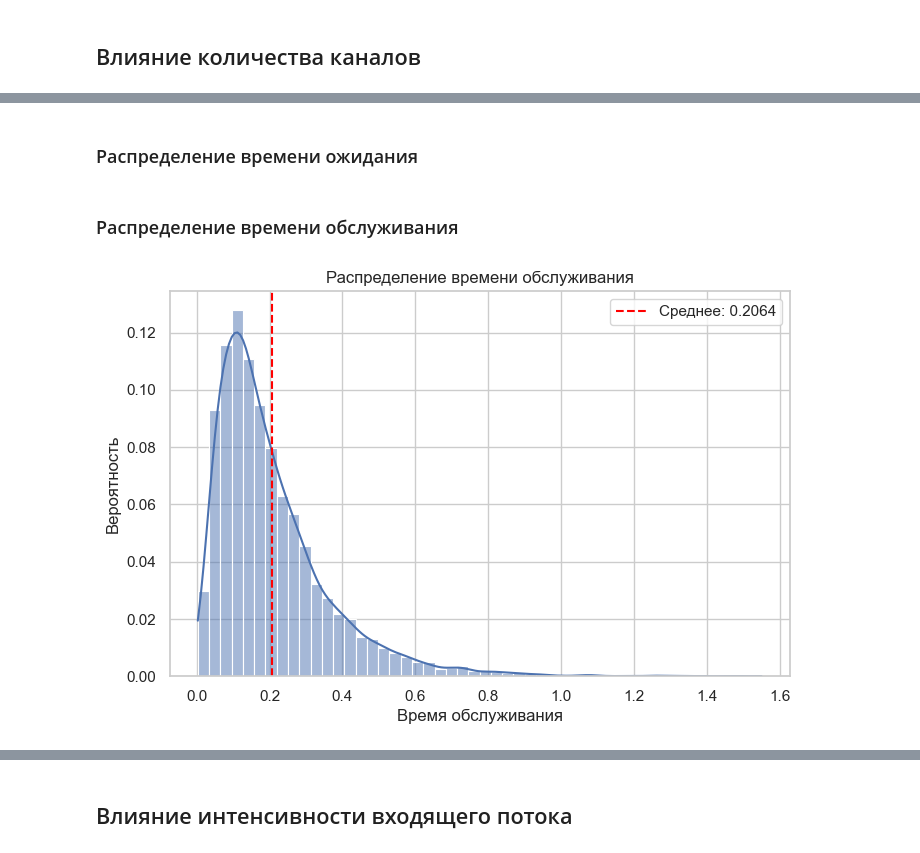
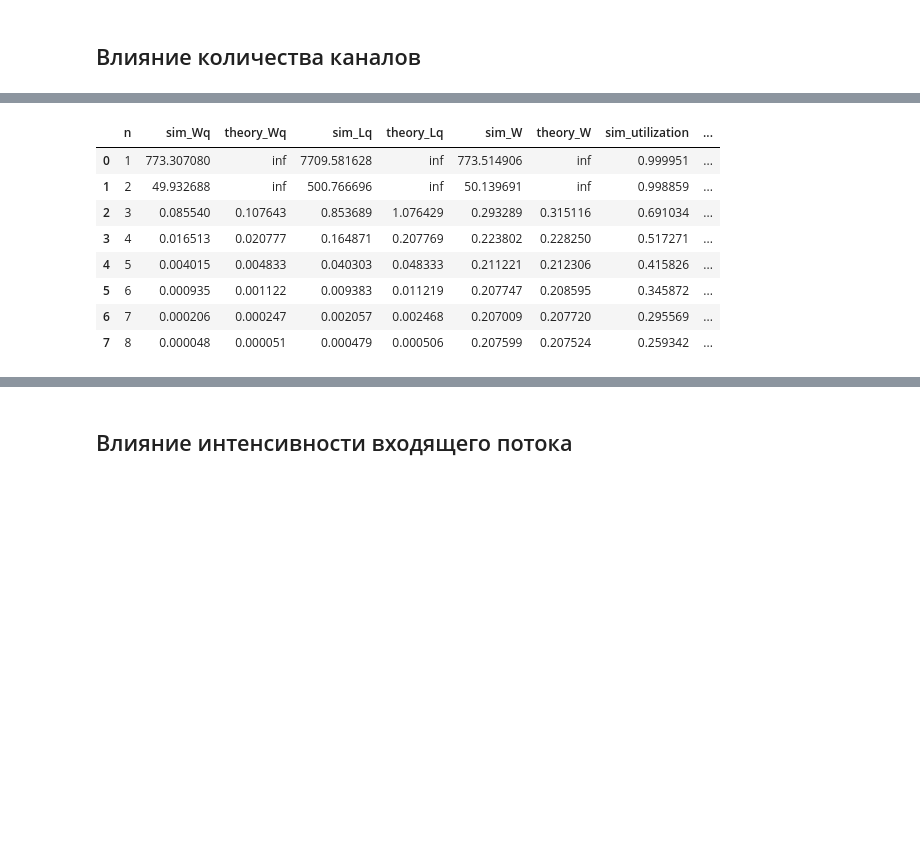
Before and after one commit to Claucdan/Queuing-Theory-ITMO-2026, a Jupyter notebook: labs/lab-2/lab2_experiments.ipynb, the cells around one changed output, grey strips where cells are left out. Saved outputs shown, nothing was run; the diff lists cells and outputs as text; code cells hidden in the pictures; blank space fills up the shorter version.

```diff
--- a/labs/lab-2/lab2_experiments.ipynb
+++ b/labs/lab-2/lab2_experiments.ipynb
@@ -289,0 +171,18 @@ comparison
+# %%
+mean_service_time = estimate_mean_service_time(mu_rpc, mu_resp, database_size)
+mu_eff = 1.0 / mean_service_time
+base_theory = theoretical_characteristics(lam, mu_eff, n_channels)
+base_simulation = aggregate_replications(lam, mu_rpc, mu_resp, n_channels, simulation_time, database_size, replications)
+
+base_parameters = pd.DataFrame({
+    "Параметр": ["λ", "n", "μ_rpc", "μ_resp", "Размер БД", "Оценка E[S]", "Оценка μ_eff", "Приведённая нагрузка a = λ/μ_eff", "Загрузка канала ρ = λ/(nμ_eff)"],
+    "Значение": [lam, n_channels, mu_rpc, mu_resp, database_size, mean_service_time, mu_eff, base_theory["offered_load"], base_theory["utilization"]],
+})
+comparison = pd.DataFrame({
+    "Характеристика": ["P0", "P_wait", "L_q", "L", "W_q", "W", "Среднее число занятых каналов", "Коэффициент загрузки ρ"],
+    "Симуляция": [base_simulation["p0"], base_simulation["p_wait"], base_simulation["mean_queue_length"], base_simulation["mean_system_size"], base_simulation["mean_wait_time"], base_simulation["mean_system_time"], base_simulation["mean_busy_channels"], base_simulation["utilization"]],
+    "Теория": [base_theory["p0"], base_theory["p_wait"], base_theory["L_q"], base_theory["L"], base_theory["W_q"], base_theory["W"], base_theory["mean_busy_channels"], base_theory["utilization"]],
+})
+comparison["Абс. отклонение"] = (comparison["Симуляция"] - comparison["Теория"]).abs()
+display(base_parameters)
+comparison
@@ -402,2 +210,0 @@ plt.show()
-# %% [markdown]
-### Распределение времени ожидания
@@ -431,19 +211,18 @@ print(f"Процент заявок без ожидания: {np.mean([1 if t ==
-# %% [markdown]
-### Распределение времени обслуживания
-# %%
-plt.figure(figsize=(8,5))
-sns.histplot(
-    result["service_times"],
-    bins=50,
-    kde=True,
-    stat="probability"
-)
-plt.title("Распределение времени обслуживания")
-plt.xlabel("Время обслуживания")
-plt.ylabel("Вероятность")
-plt.axvline(x=np.mean(result["service_times"]), color='red', linestyle='--',
-            label=f'Среднее: {np.mean(result["service_times"]):.4f}')
-plt.legend()
-plt.show()
-# %% [output]
-[figure, removed]
+# %%
+rows = []
+for current_n in range(1, 9):
+    sim_summary = aggregate_replications(lam, mu_rpc, mu_resp, current_n, simulation_time, database_size, replications, BASE_SEED + 100 * current_n)
+    theory_summary = theoretical_characteristics(lam, mu_eff, current_n)
+    rows.append({"n": current_n, "sim_Wq": sim_summary["mean_wait_time"], "theory_Wq": theory_summary["W_q"], "sim_Lq": sim_summary["mean_queue_length"], "theory_Lq": theory_summary["L_q"], "sim_W": sim_summary["mean_system_time"], "theory_W": theory_summary["W"], "sim_utilization": sim_summary["utilization"], "theory_utilization": theory_summary["utilization"]})
+channel_results = pd.DataFrame(rows)
+channel_results
+# %% [output]
+|  | n | sim_Wq | theory_Wq | sim_Lq | theory_Lq | sim_W | theory_W | sim_utilization | ... |
+| 0 | 1 | 773.307080 | inf | 7709.581628 | inf | 773.514906 | inf | 0.999951 | ... |
+| 1 | 2 | 49.932688 | inf | 500.766696 | inf | 50.139691 | inf | 0.998859 | ... |
+| 2 | 3 | 0.085540 | 0.107643 | 0.853689 | 1.076429 | 0.293289 | 0.315116 | 0.691034 | ... |
+| 3 | 4 | 0.016513 | 0.020777 | 0.164871 | 0.207769 | 0.223802 | 0.228250 | 0.517271 | ... |
+| 4 | 5 | 0.004015 | 0.004833 | 0.040303 | 0.048333 | 0.211221 | 0.212306 | 0.415826 | ... |
+| 5 | 6 | 0.000935 | 0.001122 | 0.009383 | 0.011219 | 0.207747 | 0.208595 | 0.345872 | ... |
+| 6 | 7 | 0.000206 | 0.000247 | 0.002057 | 0.002468 | 0.207009 | 0.207720 | 0.295569 | ... |
+| 7 | 8 | 0.000048 | 0.000051 | 0.000479 | 0.000506 | 0.207599 | 0.207524 | 0.259342 | ... |
```
Also changed, not shown: parts of 54 cells of this notebook, 1 other file.
